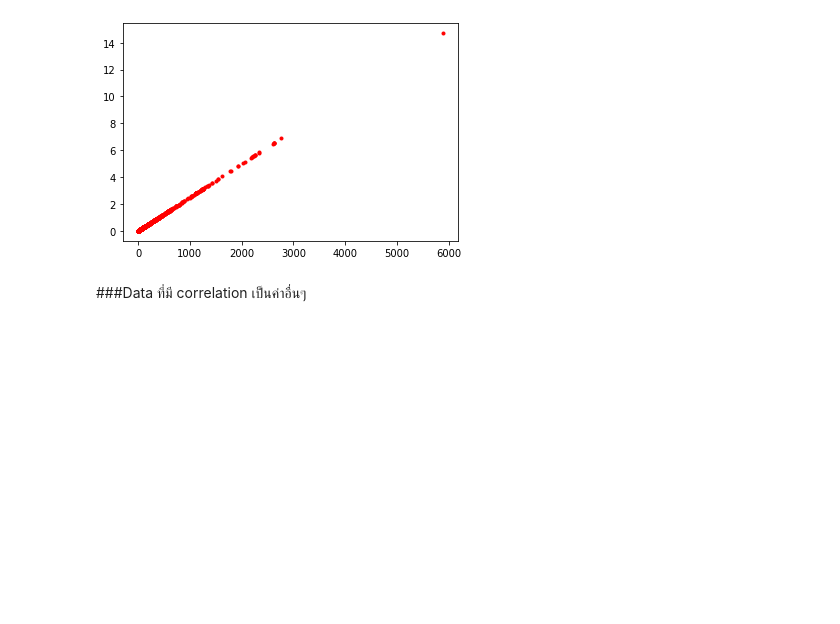
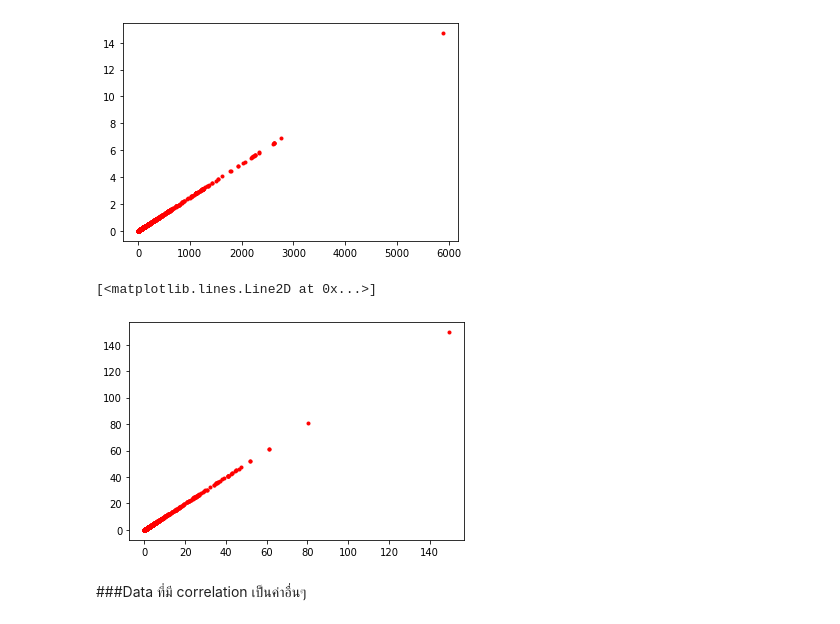
Before and after one commit to PhinyadaPhen/Multivariate, a Jupyter notebook: Chapter3_PCA.ipynb, the cells around one changed output. Saved outputs shown, nothing was run; the diff lists cells and outputs as text; code cells hidden in the pictures; blank space fills up the shorter version.

```diff
--- a/Chapter3_PCA.ipynb
+++ b/Chapter3_PCA.ipynb
@@ -558,6 +560,11 @@ plt.plot(newdata.iloc[:,11],newdata.iloc[:,28],'r.')
 # %% [output]
 [<matplotlib.lines.Line2D at 0x...>]
 [figure]
+# %%
+plt.plot(newdata.iloc[:,10],newdata.iloc[:,10],'r.')
+# %% [output]
+[<matplotlib.lines.Line2D at 0x...>]
+[figure, added]
 # %% [markdown]
 ###Data ที่มี correlation เป็นค่าอื่นๆ
 # %%
```
Also changed, not shown: parts of 26 cells of this notebook.
